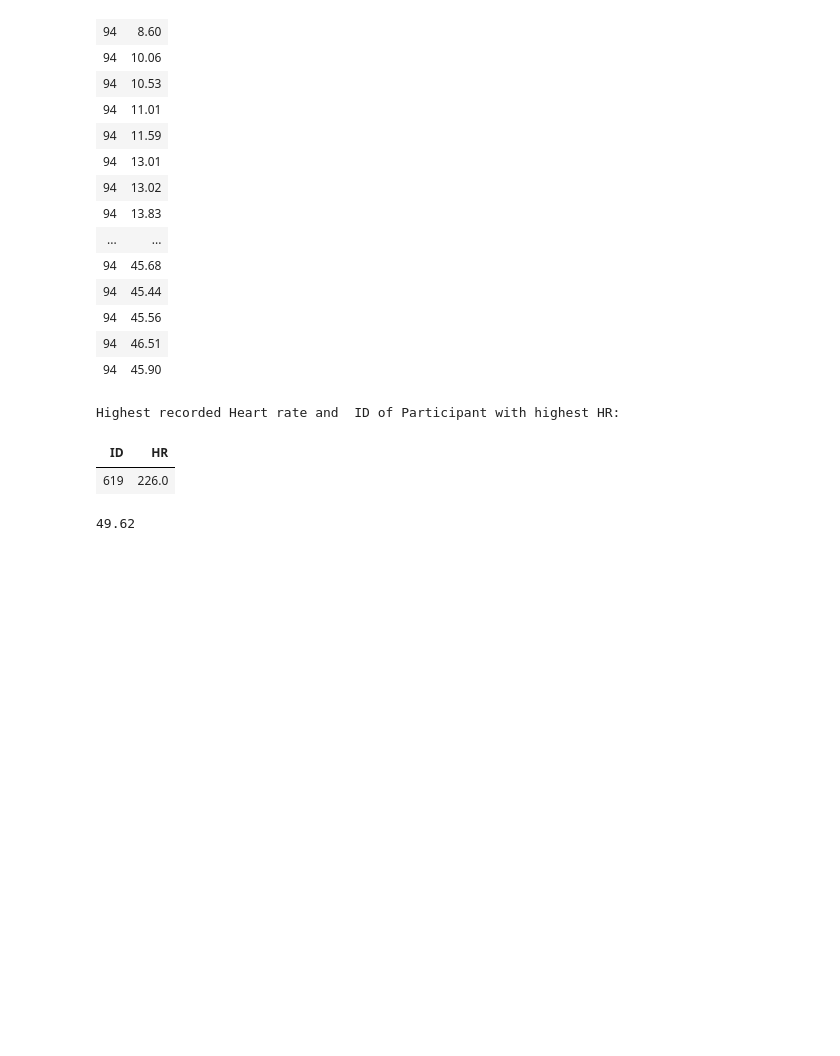
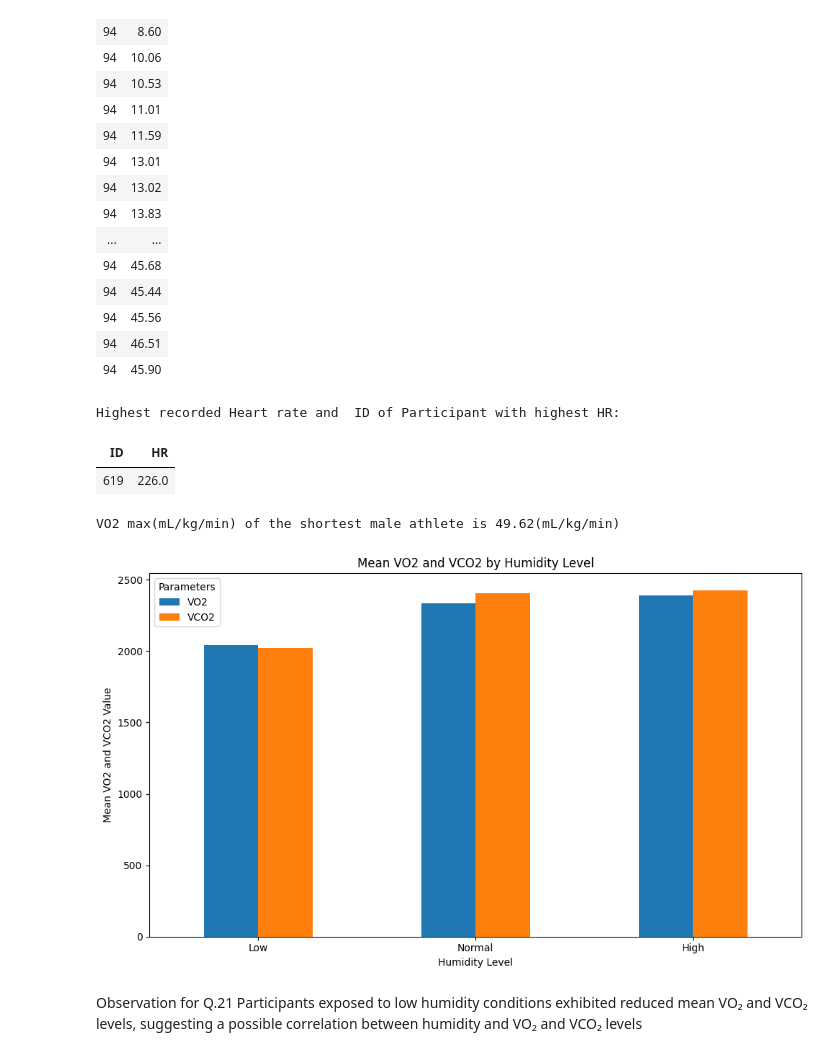
Before and after one commit to Chaithra-Git/Team7_LambdaLegends_PythonHackathon_APRIL25, a Jupyter notebook: chaithra_17-32.ipynb, the cells around one changed output. Cells and saved outputs as stored; diff of their text form; code cells hidden in the pictures; blank space fills up the shorter version.

```diff
--- a/chaithra_17-32.ipynb
+++ b/chaithra_17-32.ipynb
@@ -100,7 +100,29 @@ shortest_male_VO2 =  df_merge.loc[df_merge['ID']==shortest_male['ID'],'VO2']
 
 #Convert VO2 max to (mL/kg/min)
 shortest_male_VO2_max = float(shortest_male_VO2.max()/shortest_male['Weight'])
+shortest_male_VO2_max = shortest_male_VO2_max.__round__(2)
 
-shortest_male_VO2_max.__round__(2)
+print(f"VO2 max(mL/kg/min) of the shortest male athlete is {shortest_male_VO2_max}(mL/kg/min)")
 # %% [output]
-49.62
+VO2 max(mL/kg/min) of the shortest male athlete is 49.62(mL/kg/min)
+# %%
+#Q21 - Analyze the mean VO2 and VCO2 values by humidity level using a Multiseries Bar Chart.
+
+df_merge['Humidity_Level'] = pd.cut(df_merge['Humidity'], bins=[0,30,60,float('inf')], labels=['Low', 'Normal', 'High'])
+
+humiditygroup_data = df_merge.groupby(df_merge['Humidity_Level'], observed=False)[['VO2','VCO2']].mean()
+
+humiditygroup_data.plot(kind='bar', figsize=(10, 6))
+plt.title('Mean VO2 and VCO2 by Humidity Level')
+plt.ylabel('Mean VO2 and VCO2 Value')
+plt.xlabel('Humidity Level')
+plt.xticks(rotation=0)
+plt.legend(title='Parameters')
+plt.tight_layout()
+
+plt.show()
+# %% [output]
+[figure, added]
+# %% [markdown]
+Observation for Q.21
+Participants exposed to low humidity conditions exhibited reduced mean VO₂ and VCO₂ levels, suggesting a possible correlation between humidity and  VO₂ and VCO₂ levels
```
Also changed, not shown: parts of 2 cells of this notebook.
